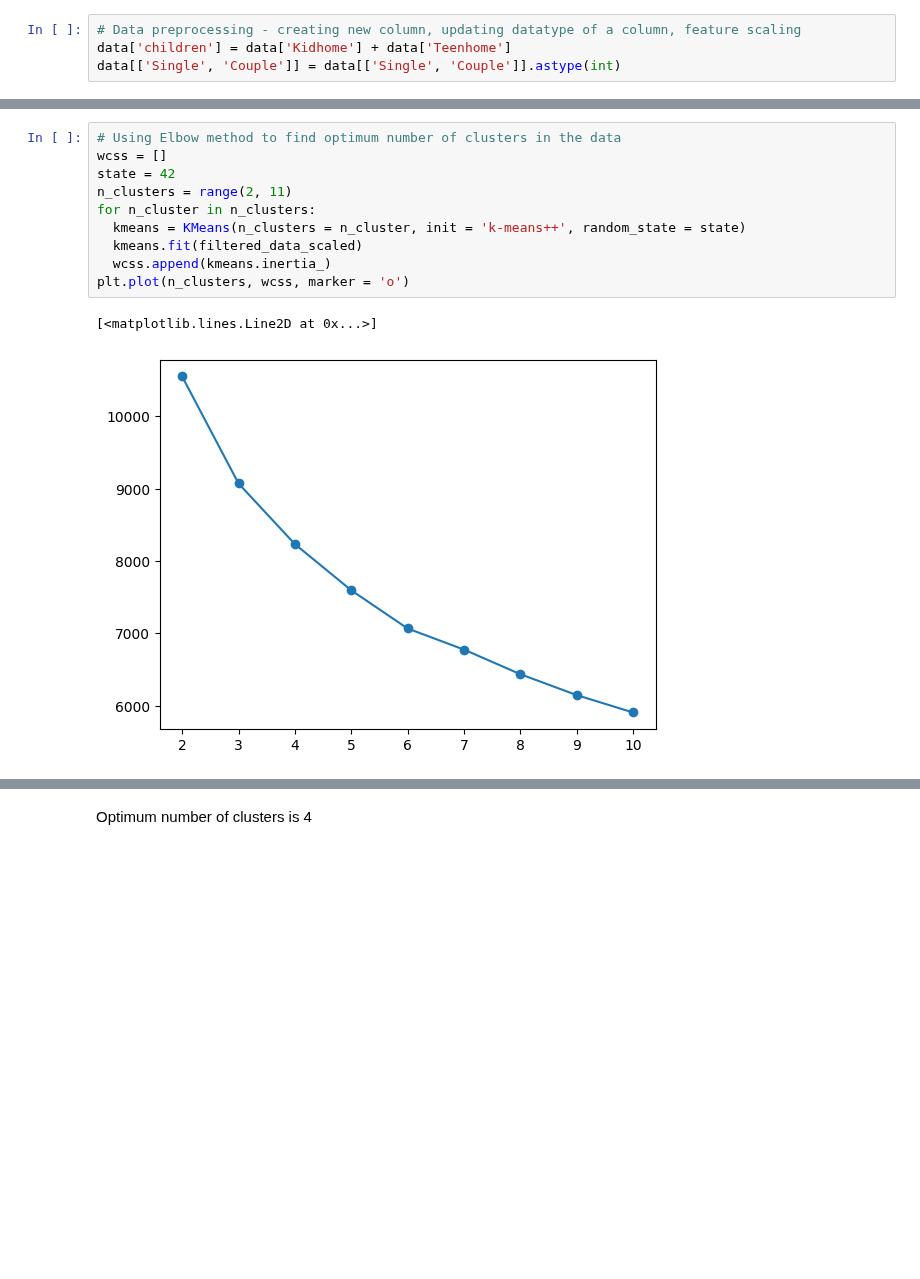
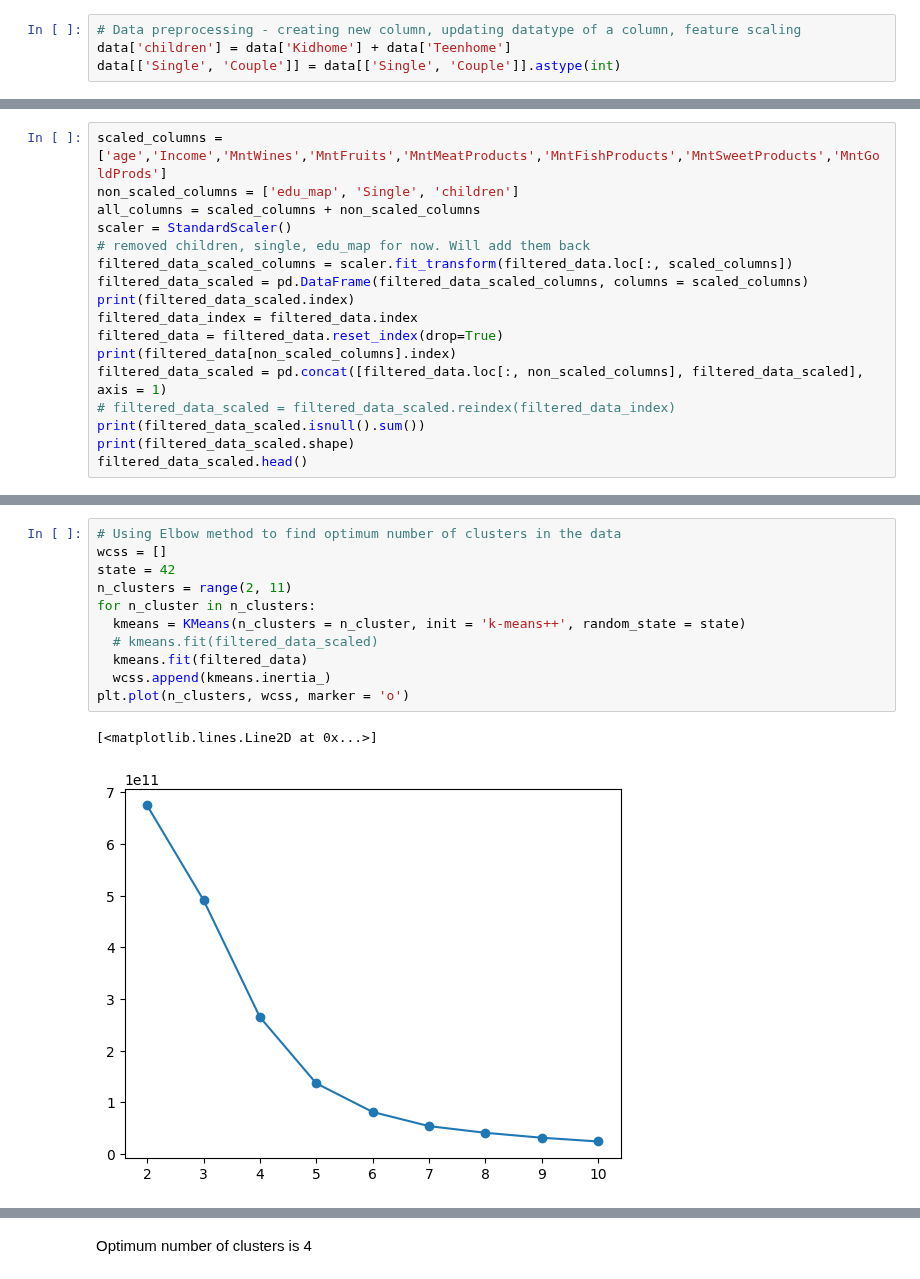
Before and after one commit to ROHIT779/ml-projects, a Jupyter notebook: customer-segmentation-clustering/customer_segmentation.ipynb, the cells around one changed output, grey strips where cells are left out. Saved outputs shown, nothing was run; the diff lists cells and outputs as text; blank space fills up the shorter version.

Commit message:
added plots

```diff
--- a/customer-segmentation-clustering/customer_segmentation.ipynb
+++ b/customer-segmentation-clustering/customer_segmentation.ipynb
@@ -191,0 +176,17 @@ filtered_data_scaled.head()
+# %%
+scaled_columns = ['age','Income','MntWines','MntFruits','MntMeatProducts','MntFishProducts','MntSweetProducts','MntGoldProds']
+non_scaled_columns = ['edu_map', 'Single', 'children']
+all_columns = scaled_columns + non_scaled_columns
+scaler = StandardScaler()
+# removed children, single, edu_map for now. Will add them back
+filtered_data_scaled_columns = scaler.fit_transform(filtered_data.loc[:, scaled_columns])
+filtered_data_scaled = pd.DataFrame(filtered_data_scaled_columns, columns = scaled_columns)
+print(filtered_data_scaled.index)
+filtered_data_index = filtered_data.index
+filtered_data = filtered_data.reset_index(drop=True)
+print(filtered_data[non_scaled_columns].index)
+filtered_data_scaled = pd.concat([filtered_data.loc[:, non_scaled_columns], filtered_data_scaled], axis = 1)
+# filtered_data_scaled = filtered_data_scaled.reindex(filtered_data_index)
+print(filtered_data_scaled.isnull().sum())
+print(filtered_data_scaled.shape)
+filtered_data_scaled.head()
@@ -270,14 +275,15 @@ Selected Features: Index(['age', 'MntWines', 'MntFruits', 'MntMeatProducts', 'Mn
 # %%
 # Using Elbow method to find optimum number of clusters in the data
 wcss = []
 state = 42
 n_clusters = range(2, 11)
 for n_cluster in n_clusters:
   kmeans = KMeans(n_clusters = n_cluster, init = 'k-means++', random_state = state)
-  kmeans.fit(filtered_data_scaled)
+  # kmeans.fit(filtered_data_scaled)
+  kmeans.fit(filtered_data)
   wcss.append(kmeans.inertia_)
 plt.plot(n_clusters, wcss, marker = 'o')
 # %% [output]
 [<matplotlib.lines.Line2D at 0x...>]
-[figure, old version]
+[figure, new version]
 # %%
```
Also changed, not shown: parts of 11 cells of this notebook.
